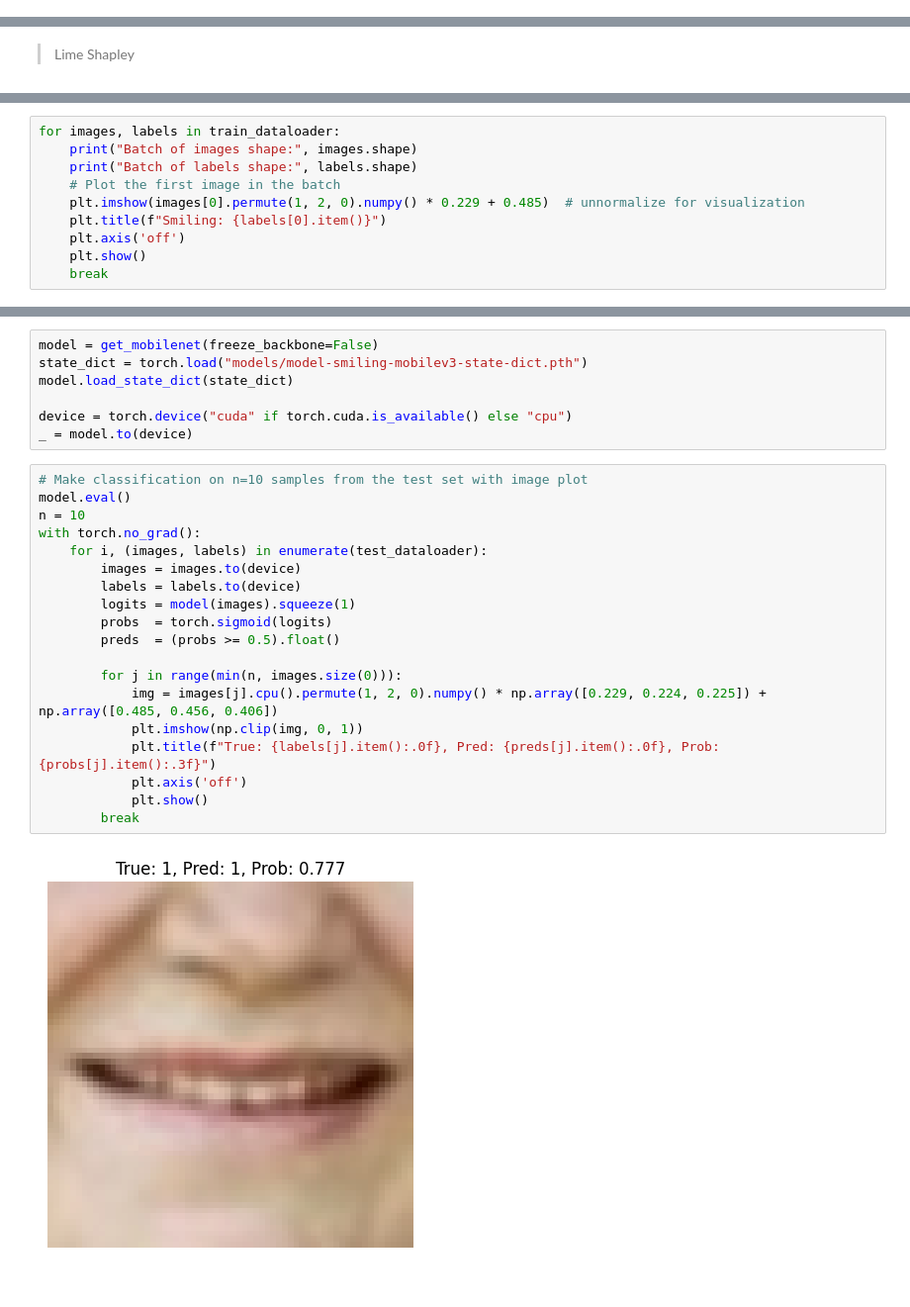
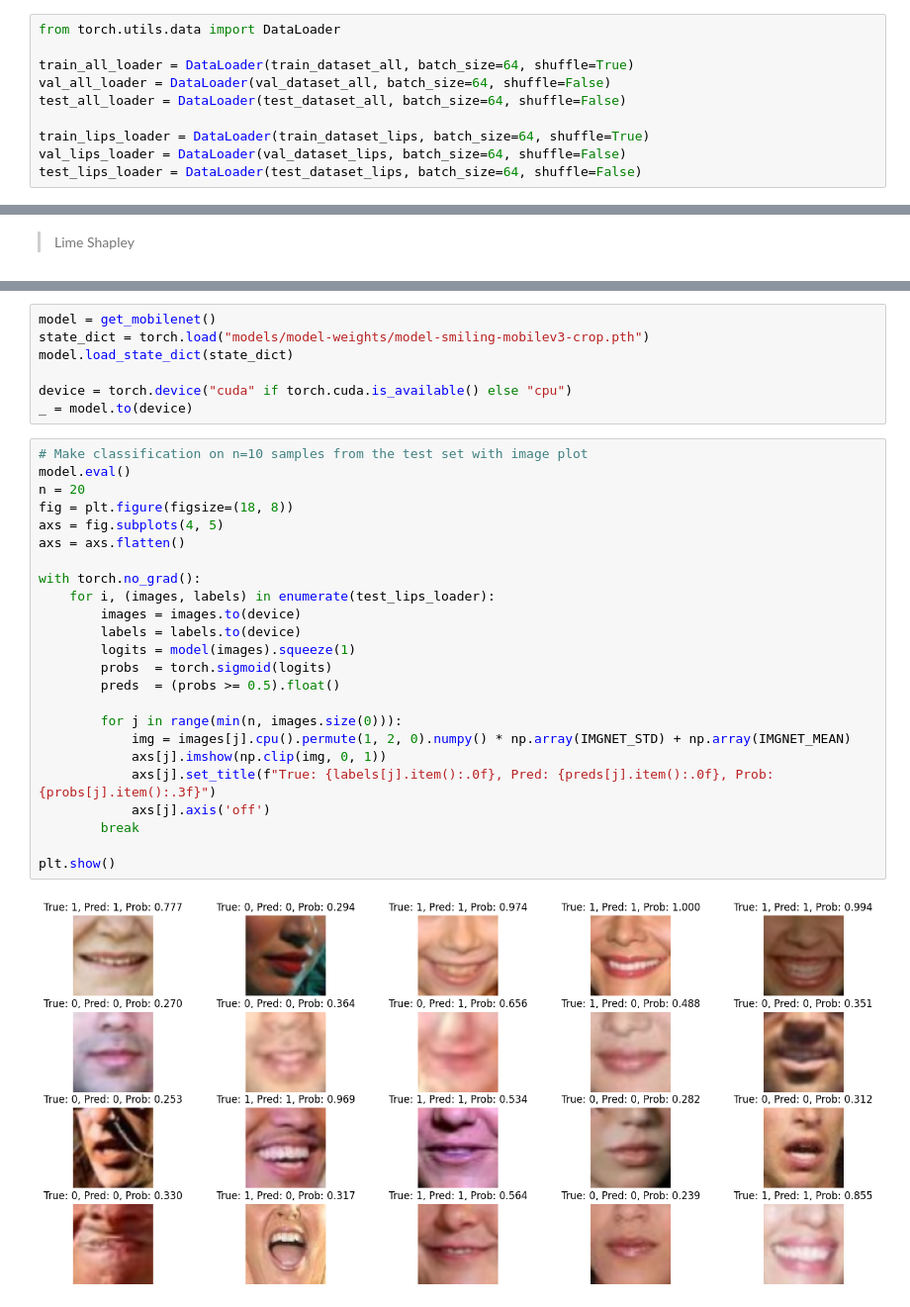
Before and after one commit to SarahL-1720/rexia-responsible-explainable-ai-project, a Jupyter notebook: alexandre_image_data.ipynb, the cells around one changed output, grey strips where cells are left out. Shown at 99% size. Drawn from its saved outputs; the diff is of its cells as text.

Commit message:
Factorized code + analyzed model equity for celeba croped around lips

```diff
--- a/alexandre_image_data.ipynb
+++ b/alexandre_image_data.ipynb
@@ -231,0 +273,10 @@ def fairness_metrics(df, sensitive_attr, target_attr):
+# %%
+from torch.utils.data import DataLoader
+
+train_all_loader = DataLoader(train_dataset_all, batch_size=64, shuffle=True)
+val_all_loader = DataLoader(val_dataset_all, batch_size=64, shuffle=False)
+test_all_loader = DataLoader(test_dataset_all, batch_size=64, shuffle=False)
+
+train_lips_loader = DataLoader(train_dataset_lips, batch_size=64, shuffle=True)
+val_lips_loader = DataLoader(val_dataset_lips, batch_size=64, shuffle=False)
+test_lips_loader = DataLoader(test_dataset_lips, batch_size=64, shuffle=False)
@@ -454,10 +309,0 @@ test_dataloader = DataLoader(test_dataset, batch_size=64, shuffle=False)
-# %%
-for images, labels in train_dataloader:
-    print("Batch of images shape:", images.shape)
-    print("Batch of labels shape:", labels.shape)
-    # Plot the first image in the batch
-    plt.imshow(images[0].permute(1, 2, 0).numpy() * 0.229 + 0.485)  # unnormalize for visualization
-    plt.title(f"Smiling: {labels[0].item()}")
-    plt.axis('off')
-    plt.show()
-    break
@@ -737,6 +327,6 @@ FINAL EVALUATION ON TEST SET
 # %%
-model = get_mobilenet(freeze_backbone=False)
-state_dict = torch.load("models/model-smiling-mobilev3-state-dict.pth")
+model = get_mobilenet()
+state_dict = torch.load("models/model-weights/model-smiling-mobilev3-crop.pth")
 model.load_state_dict(state_dict)
 
 device = torch.device("cuda" if torch.cuda.is_available() else "cpu")
@@ -744,21 +334,26 @@ _ = model.to(device)
 # %%
 # Make classification on n=10 samples from the test set with image plot
 model.eval()
-n = 10
+n = 20
+fig = plt.figure(figsize=(18, 8))
+axs = fig.subplots(4, 5)
+axs = axs.flatten()
+
 with torch.no_grad():
-    for i, (images, labels) in enumerate(test_dataloader):
+    for i, (images, labels) in enumerate(test_lips_loader):
         images = images.to(device)
         labels = labels.to(device)
         logits = model(images).squeeze(1)
         probs  = torch.sigmoid(logits)
         preds  = (probs >= 0.5).float()
 
         for j in range(min(n, images.size(0))):
-            img = images[j].cpu().permute(1, 2, 0).numpy() * np.array([0.229, 0.224, 0.225]) + np.array([0.485, 0.456, 0.406])
-            plt.imshow(np.clip(img, 0, 1))
-            plt.title(f"True: {labels[j].item():.0f}, Pred: {preds[j].item():.0f}, Prob: {probs[j].item():.3f}")
-            plt.axis('off')
-            plt.show()
+            img = images[j].cpu().permute(1, 2, 0).numpy() * np.array(IMGNET_STD) + np.array(IMGNET_MEAN)
+            axs[j].imshow(np.clip(img, 0, 1))
+            axs[j].set_title(f"True: {labels[j].item():.0f}, Pred: {preds[j].item():.0f}, Prob: {probs[j].item():.3f}")
+            axs[j].axis('off')
         break
+
+plt.show()
 # %% [output]
-[figure, old version]
+[figure, new version]
```
Also changed, not shown: parts of 19 cells of this notebook, 5 other files.
